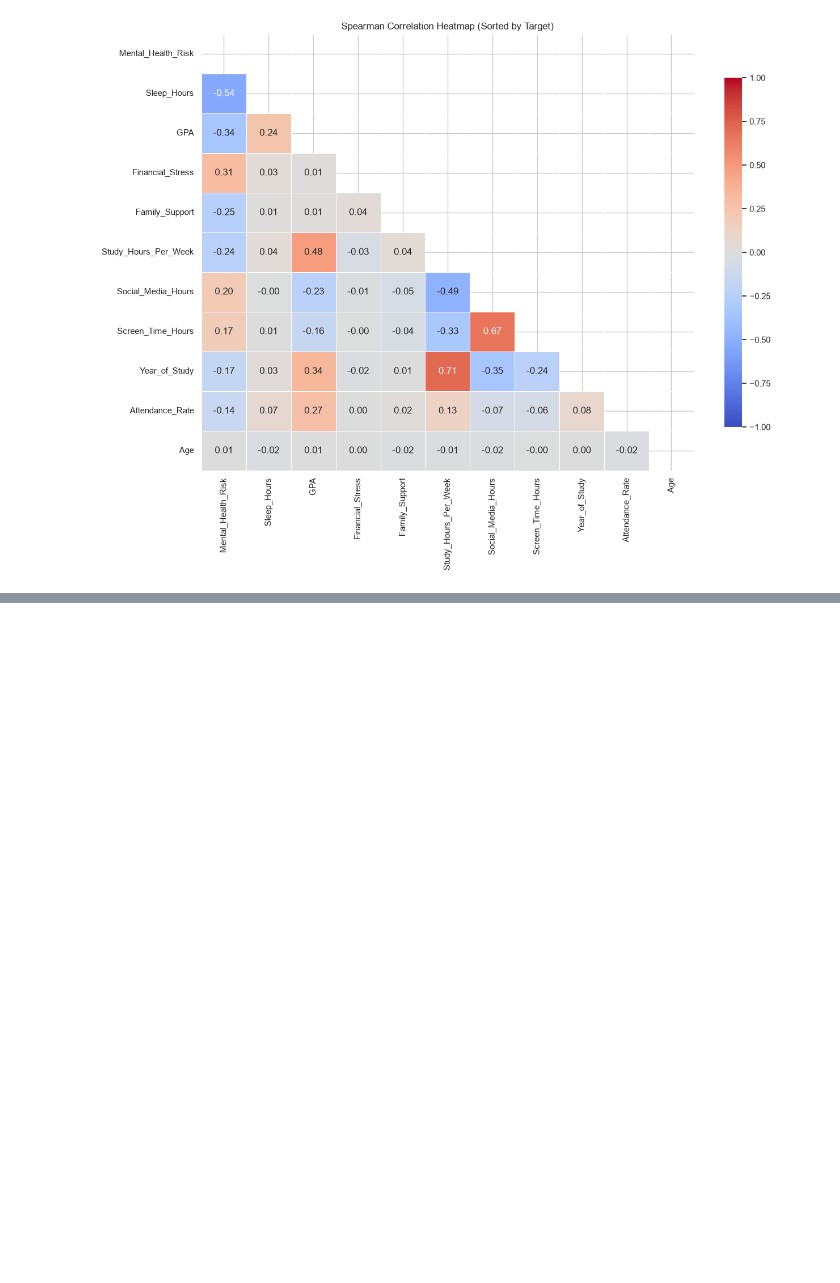
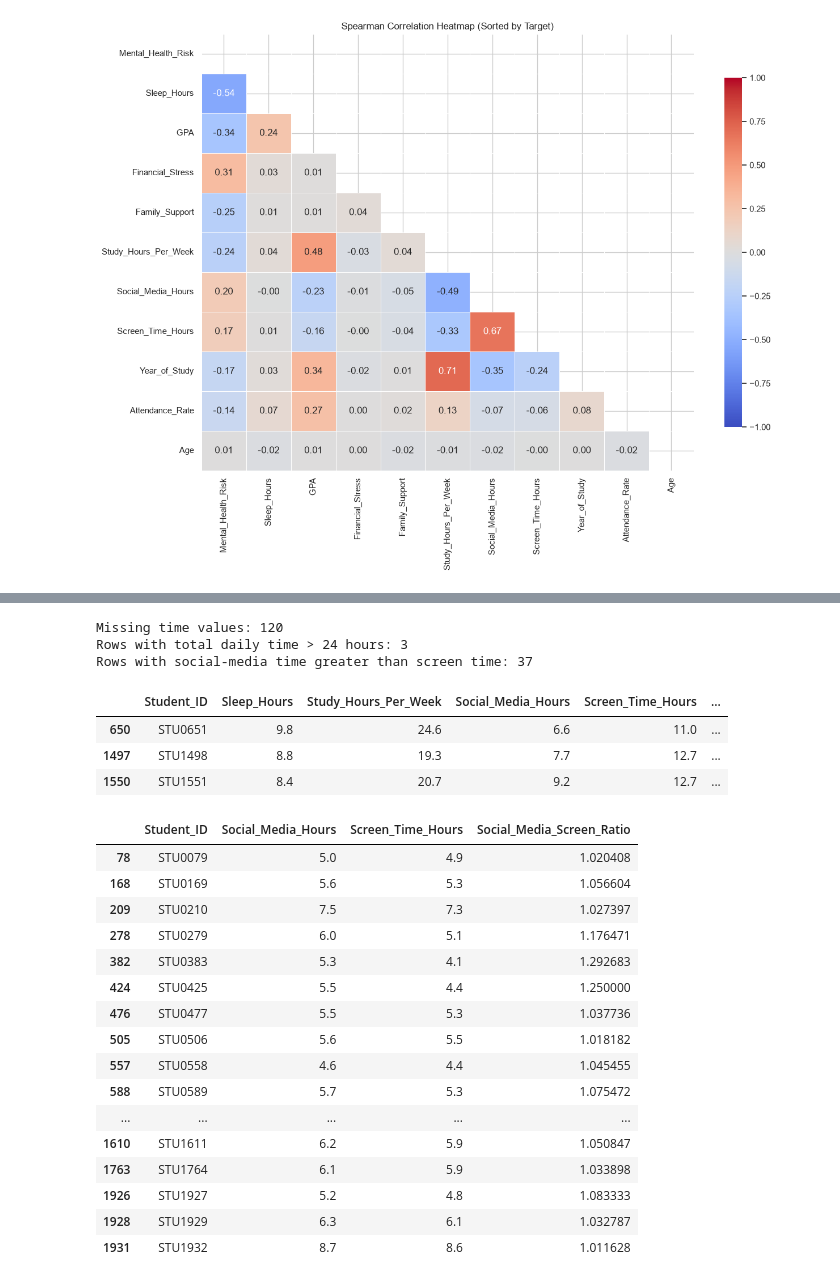
Before and after one commit to yassir-lazreq/sante_mentale_Prediction-, a Jupyter notebook: notebooks/01_eda.ipynb, the cells around one changed output, grey strips where cells are left out. Cells and saved outputs as stored; diff of their text form; code cells hidden in the pictures; blank space fills up the shorter version.

```diff
--- a/notebooks/01_eda.ipynb
+++ b/notebooks/01_eda.ipynb
@@ -191,3 +194,64 @@ plt.show()
+# %%
+time_columns = [
+    'Sleep_Hours',
+    'Study_Hours_Per_Week',
+    'Social_Media_Hours',
+    'Screen_Time_Hours',
+]
+print(f"Missing time values: {int(df[time_columns].isna().sum().sum())}")
+
+df['Study_Hours_Per_Day'] = df['Study_Hours_Per_Week'] / 7
+df['Total_Daily_Time'] = (
+    df['Sleep_Hours']
+    + df['Study_Hours_Per_Day']
+    + df['Screen_Time_Hours']
+)
+df['Social_Media_Screen_Ratio'] = (
+    df['Social_Media_Hours'] / df['Screen_Time_Hours']
+)
+
+over_24_hours = df[df['Total_Daily_Time'] > 24]
+social_media_exceeds_screen = df[
+    df['Social_Media_Hours'] > df['Screen_Time_Hours']
+]
+
+print(f"Rows with total daily time > 24 hours: {len(over_24_hours)}")
+print(
+    "Rows with social-media time greater than screen time: "
+    f"{len(social_media_exceeds_screen)}"
+)
+display(over_24_hours[['Student_ID'] + time_columns + ['Total_Daily_Time']])
+display(
+    social_media_exceeds_screen[
+        ['Student_ID', 'Social_Media_Hours', 'Screen_Time_Hours',
+         'Social_Media_Screen_Ratio']
+    ]
+)
+# %% [output]
+Missing time values: 120
+Rows with total daily time > 24 hours: 3
+Rows with social-media time greater than screen time: 37
+|  | Student_ID | Sleep_Hours | Study_Hours_Per_Week | Social_Media_Hours | Screen_Time_Hours | ... |
+| 650 | STU0651 | 9.8 | 24.6 | 6.6 | 11.0 | ... |
+| 1497 | STU1498 | 8.8 | 19.3 | 7.7 | 12.7 | ... |
+| 1550 | STU1551 | 8.4 | 20.7 | 9.2 | 12.7 | ... |
+|  | Student_ID | Social_Media_Hours | Screen_Time_Hours | Social_Media_Screen_Ratio |
+| 78 | STU0079 | 5.0 | 4.9 | 1.020408 |
+| 168 | STU0169 | 5.6 | 5.3 | 1.056604 |
+| 209 | STU0210 | 7.5 | 7.3 | 1.027397 |
+| 278 | STU0279 | 6.0 | 5.1 | 1.176471 |
+| 382 | STU0383 | 5.3 | 4.1 | 1.292683 |
+| 424 | STU0425 | 5.5 | 4.4 | 1.250000 |
+| 476 | STU0477 | 5.5 | 5.3 | 1.037736 |
+| 505 | STU0506 | 5.6 | 5.5 | 1.018182 |
+| 557 | STU0558 | 4.6 | 4.4 | 1.045455 |
+| 588 | STU0589 | 5.7 | 5.3 | 1.075472 |
+| ... | ... | ... | ... | ... |
+| 1610 | STU1611 | 6.2 | 5.9 | 1.050847 |
+| 1763 | STU1764 | 6.1 | 5.9 | 1.033898 |
+| 1926 | STU1927 | 5.2 | 4.8 | 1.083333 |
+| 1928 | STU1929 | 6.3 | 6.1 | 1.032787 |
+| 1931 | STU1932 | 8.7 | 8.6 | 1.011628 |
 # %% [markdown]
 ## EDA Summary & Decisions
 1. **Data quality:** The dataset contains 2,000 rows and 17 columns, with no duplicate rows. Numeric ranges are plausible: age 17–29, GPA 1.50–3.66, sleep 3.3–10.0 hours, and attendance 54.4–100.0%.
```
Also changed, not shown: parts of 2 cells of this notebook.
